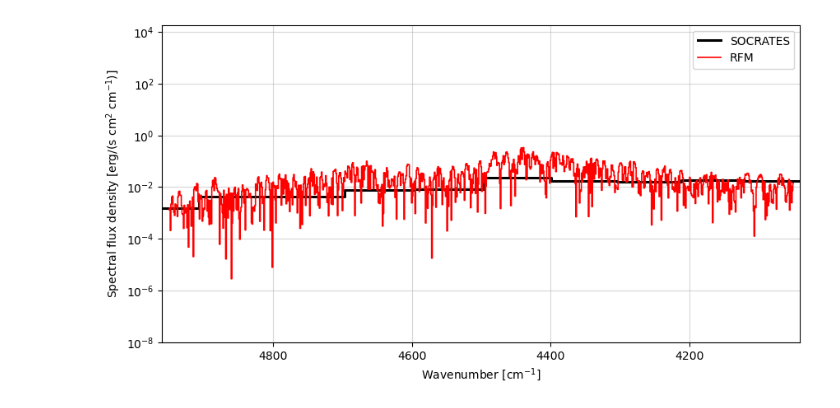
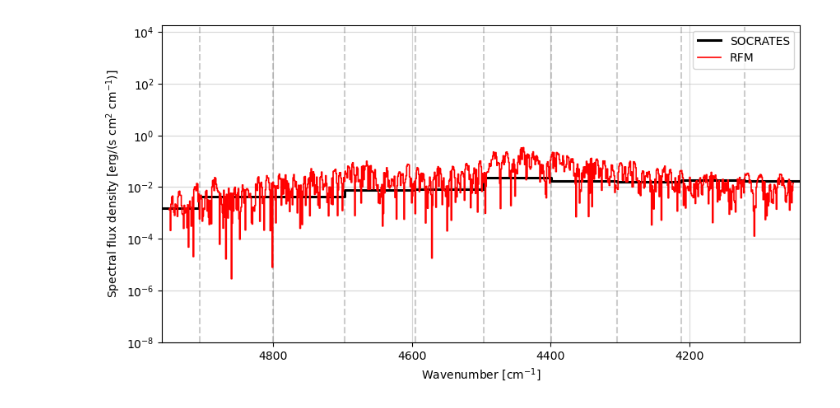
Before and after one commit to nichollsh/AGNI, a Jupyter notebook: misc/lbl_validation.ipynb, the cells around one changed output. Saved outputs shown, nothing was run; the diff lists cells and outputs as text; code cells hidden in the pictures.

```diff
--- a/misc/lbl_validation.ipynb
+++ b/misc/lbl_validation.ipynb
@@ -17,8 +17,8 @@ def ncdf_spec(ds):
     soc_wl_lo = ds["bandmin"][:] * 1e9
 
     # bin edges [cm-1]
-    soc_wn_lo = wlwn(soc_wl_up)
-    soc_wn_up = wlwn(soc_wl_lo)
+    soc_wn_lo = np.array(wlwn(soc_wl_up))
+    soc_wn_up = np.array(wlwn(soc_wl_lo))
 
     # bin widths [cm-1]
     soc_wn_w = soc_wn_up - soc_wn_lo
@@ -36,9 +36,9 @@ def ncdf_spec(ds):
     if soc_wn_c[21] < soc_wn_c[20]:
         soc_fl   = soc_fl[::-1]
         soc_wn_c = soc_wn_c[::-1]
+
     out["soc_wn"] = soc_wn_c
     out["soc_fl"] = soc_fl
-
 
     # RFM data
     out["rfm_wn"] = ds["rfm_wn"][:]
@@ -50,18 +50,21 @@ dat = ncdf_spec(ds)
 # %%
 fig,ax = plt.subplots(1,1, figsize=(10,5))
 
 ax.step(dat["soc_wn"],dat["soc_fl"], label="SOCRATES", zorder=5, where='mid', color='black', lw=2.2)
 ax.step(dat["rfm_wn"],dat["rfm_fl"], label="RFM",      zorder=6, where='mid', color='red',   lw=1.2)
+
+for b in ds["bandmin"]:
+    ax.axvline(x=wlwn(b*1e9), color='black', zorder=2, ls='dashed', alpha=0.2)
 
 ax.set_xlim(left=np.amax(dat["rfm_wn"])+10, right=np.amin(dat["rfm_wn"])-10)
 ax.set_xlabel(r"Wavenumber [cm$^{-1}$]")
 ax.set_yscale("log")
 ax.set_ylim(bottom=1e-8)
 ax.set_ylabel(r"Spectral flux density [erg/(s cm$^2$ cm$^{-1}$)]")
 
 ax.legend()
 ax.grid(zorder=-2, alpha=0.5)
 
 plt.show()
 # %% [output]
-[figure, old version]
+[figure, new version]
```
